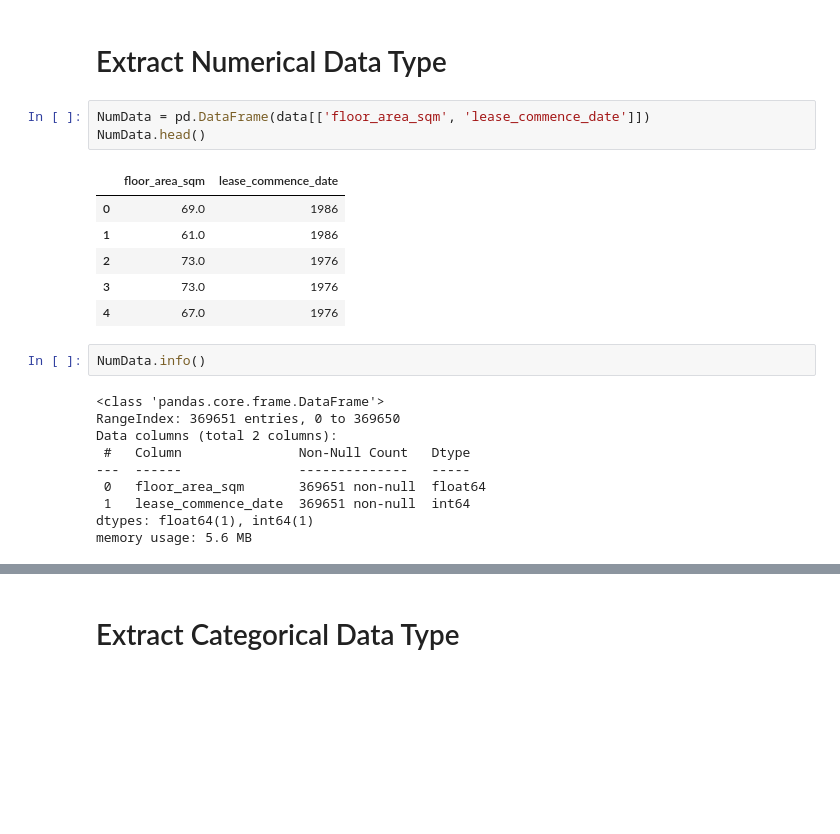
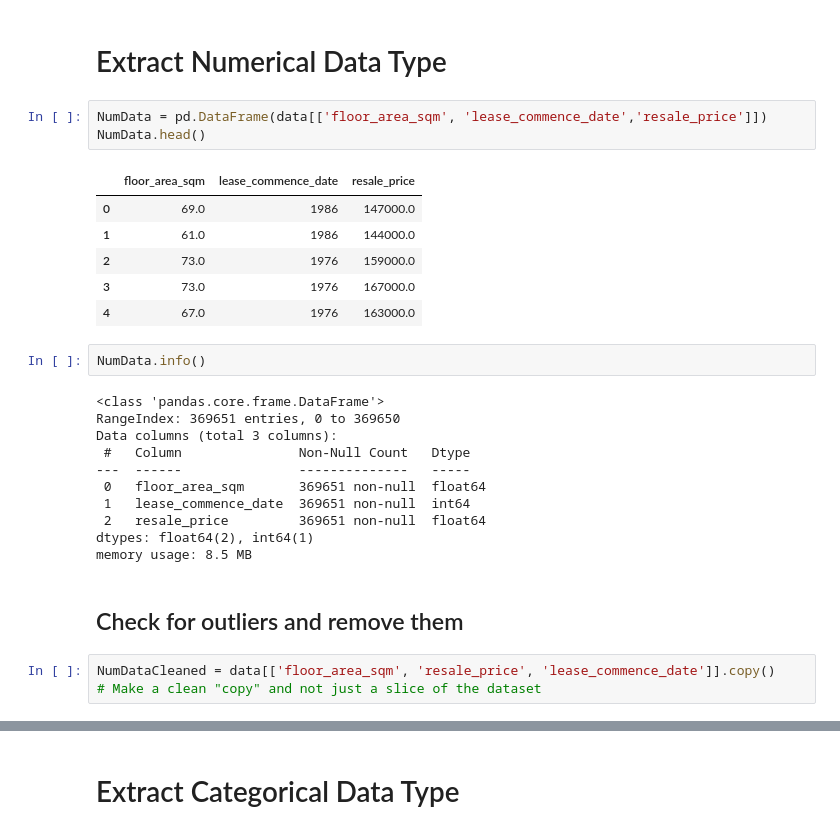
Before and after one commit to shunpingong/SC1015-Project, a Jupyter notebook: Data Preparation.ipynb, the cells around one changed output, grey strips where cells are left out. Saved outputs shown, nothing was run; the diff lists cells and outputs as text; blank space fills up the shorter version.

```diff
--- a/Data Preparation.ipynb
+++ b/Data Preparation.ipynb
@@ -59,24 +59,30 @@ memory usage: 28.2+ MB
 # %% [markdown]
 # Extract Numerical Data Type
 # %%
-NumData = pd.DataFrame(data[['floor_area_sqm', 'lease_commence_date']])
+NumData = pd.DataFrame(data[['floor_area_sqm', 'lease_commence_date','resale_price']])
 NumData.head()
 # %% [output]
-|  | floor_area_sqm | lease_commence_date |
-| 0 | 69.0 | 1986 |
-| 1 | 61.0 | 1986 |
-| 2 | 73.0 | 1976 |
-| 3 | 73.0 | 1976 |
-| 4 | 67.0 | 1976 |
+|  | floor_area_sqm | lease_commence_date | resale_price |
+| 0 | 69.0 | 1986 | 147000.0 |
+| 1 | 61.0 | 1986 | 144000.0 |
+| 2 | 73.0 | 1976 | 159000.0 |
+| 3 | 73.0 | 1976 | 167000.0 |
+| 4 | 67.0 | 1976 | 163000.0 |
 # %%
 NumData.info()
 # %% [output]
 <class 'pandas.core.frame.DataFrame'>
 RangeIndex: 369651 entries, 0 to 369650
-Data columns (total 2 columns):
+Data columns (total 3 columns):
  #   Column               Non-Null Count   Dtype
 ---  ------               --------------   -----
  0   floor_area_sqm       369651 non-null  float64
  1   lease_commence_date  369651 non-null  int64
-dtypes: float64(1), int64(1)
-memory usage: 5.6 MB
+ 2   resale_price         369651 non-null  float64
+dtypes: float64(2), int64(1)
+memory usage: 8.5 MB
+# %% [markdown]
+## Check for outliers and remove them
+# %%
+NumDataCleaned = data[['floor_area_sqm', 'resale_price', 'lease_commence_date']].copy()
+# Make a clean "copy" and not just a slice of the dataset
```
Also changed, not shown: parts of 20 cells of this notebook.
